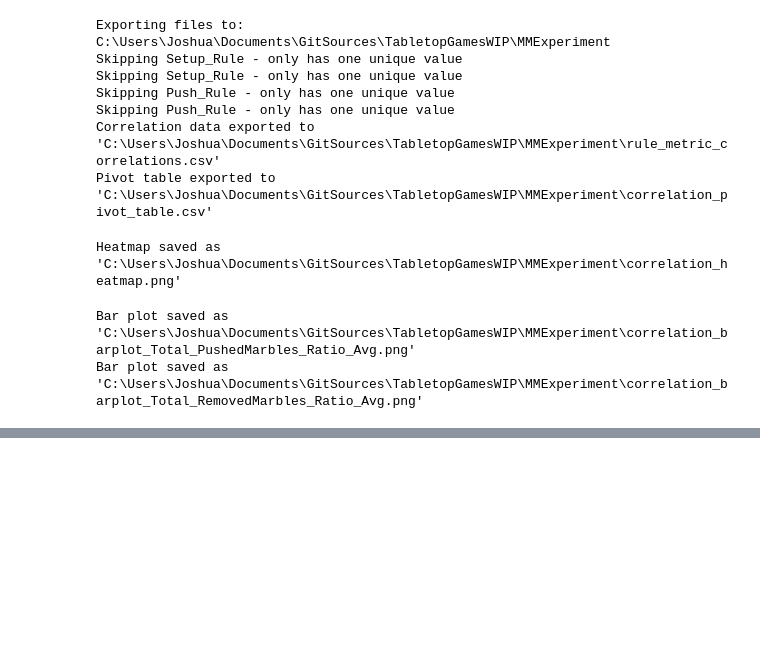
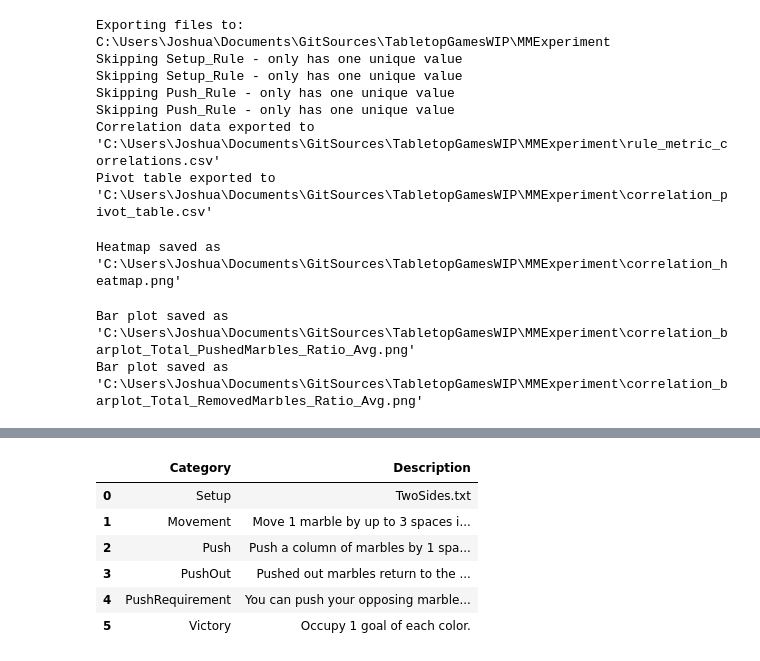
Before and after one commit to rdgain/TabletopGamesWIP, a Jupyter notebook: NOtebooks/Tests.ipynb, the cells around one changed output, grey strips where cells are left out. Drawn from its saved outputs; the diff is of its cells as text; code cells hidden in the pictures; blank space fills up the shorter version.

```diff
--- a/NOtebooks/Tests.ipynb
+++ b/NOtebooks/Tests.ipynb
@@ -810,0 +1238,36 @@ Bar plot saved as 'C:\Users\Joshua\Documents\GitSources\TabletopGamesWIP\MMExper
+# %%
+# The original string
+text = "Setup: TwoSides.txt | Movement: Move 1 marble by up to 3 spaces in any direction in a straight line. | Push: Push a column of marbles by 1 space in any direction | PushOut: Pushed out marbles return to the center. Remove any pre-existing marble. | PushRequirement: You can push your opposing marbles if you use an uneven number of marbles (1, 3 or 5). Do not split your column while pushing the opponent. | Victory: Occupy 1 goal of each color."
+
+# Split the string by the delimiter '|'
+parts = [part.strip() for part in text.split('|')]
+
+# Create lists for the two columns
+categories = []
+descriptions = []
+
+for part in parts:
+    if ':' in part:
+        category, description = part.split(':', 1)
+        categories.append(category.strip())
+        descriptions.append(description.strip())
+
+# Create a DataFrame
+df = pd.DataFrame({
+    'Category': categories,
+    'Description': descriptions
+})
+
+# Set display options to show full content
+pd.set_option('display.max_colwidth', None)
+
+# Display the table
+df
+# %% [output]
+|  | Category | Description |
+| 0 | Setup | TwoSides.txt |
+| 1 | Movement | Move 1 marble by up to 3 spaces i... |
+| 2 | Push | Push a column of marbles by 1 spa... |
+| 3 | PushOut | Pushed out marbles return to the ... |
+| 4 | PushRequirement | You can push your opposing marble... |
+| 5 | Victory | Occupy 1 goal of each color. |
```
Also changed, not shown: parts of 4 cells of this notebook, 7 other files.
